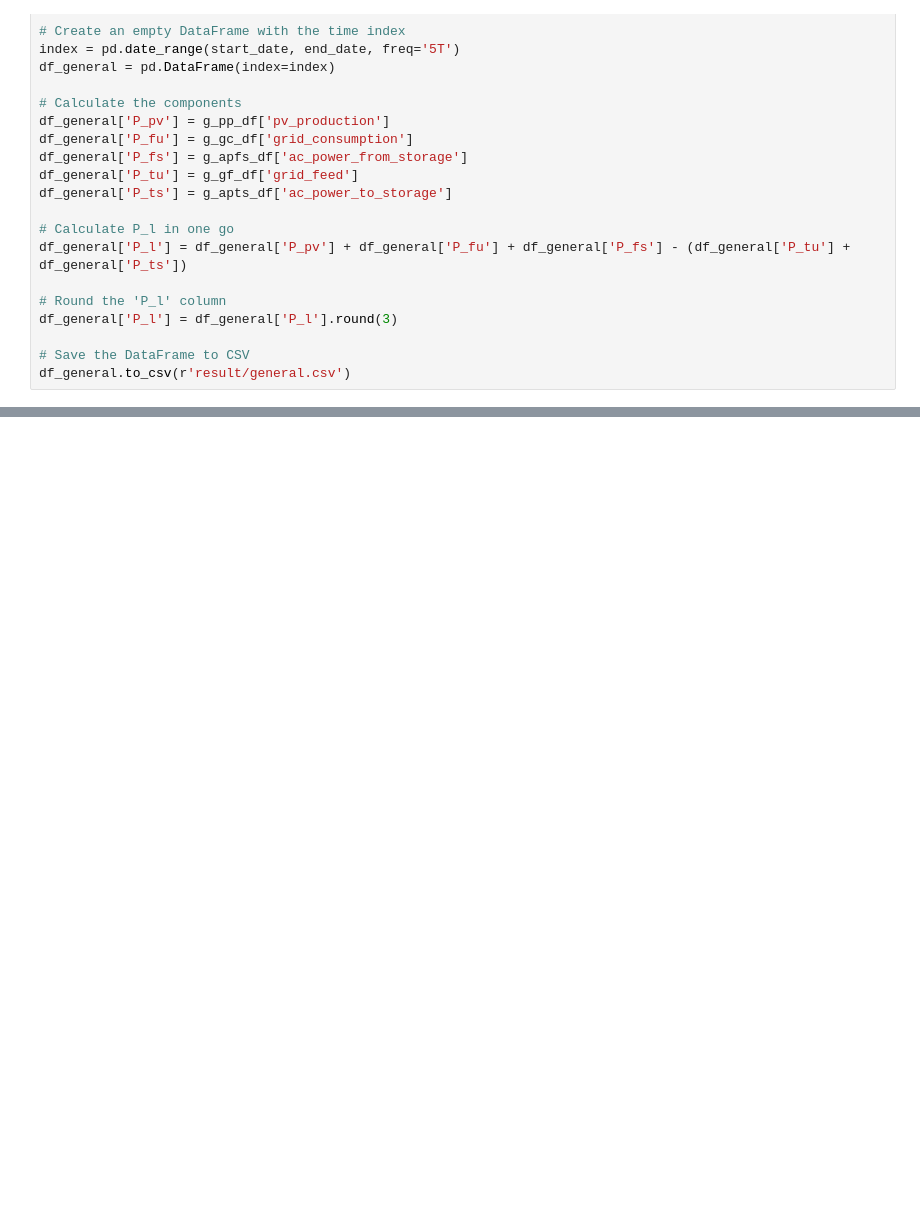
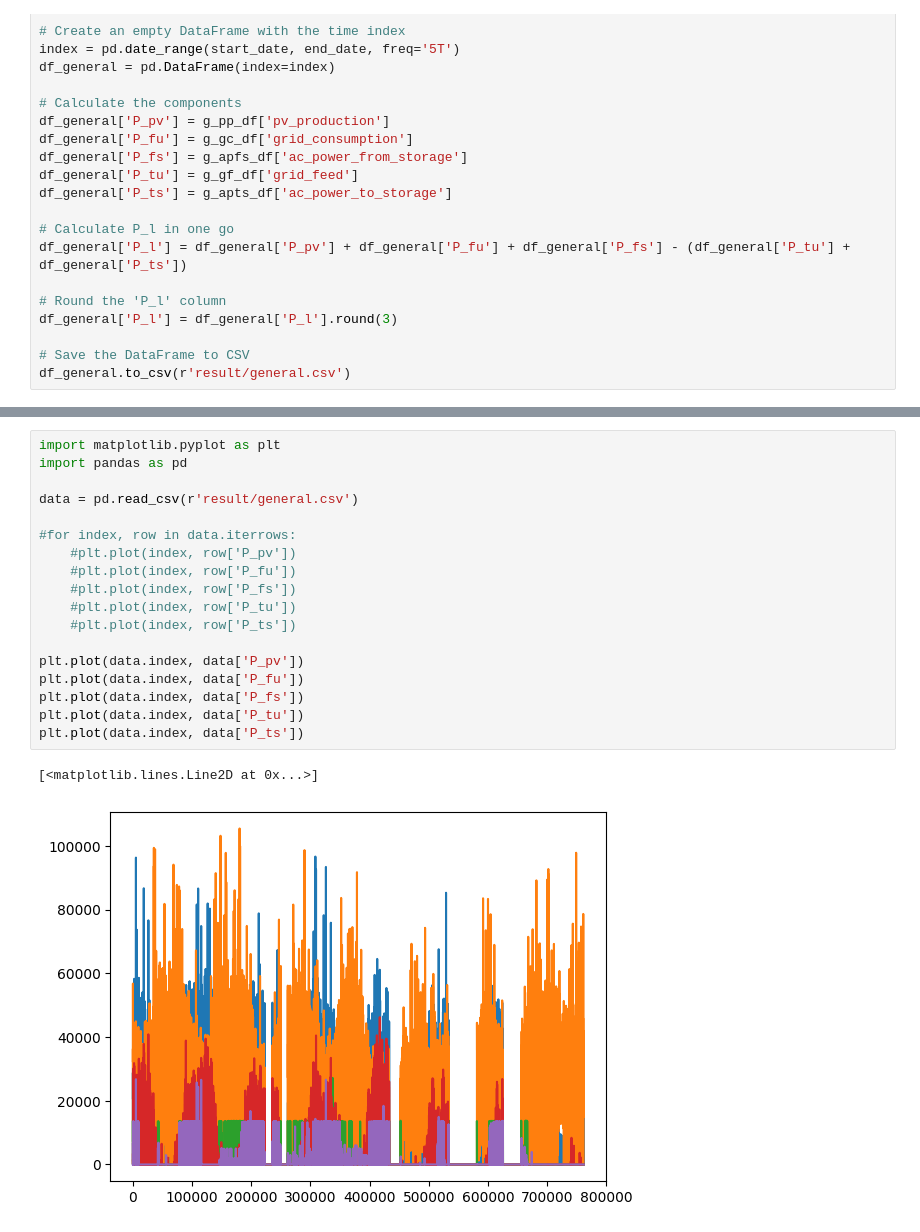
Before and after one commit to HiNexi/Load-Balance, a Jupyter notebook: processing.ipynb, the cells around one changed output, grey strips where cells are left out. Cells and saved outputs as stored; diff of their text form; blank space fills up the shorter version.

```diff
--- a/processing.ipynb
+++ b/processing.ipynb
@@ -112,0 +122,21 @@ df_general.to_csv(r'result/general.csv')
+# %%
+import matplotlib.pyplot as plt
+import pandas as pd
+
+data = pd.read_csv(r'result/general.csv')
+
+#for index, row in data.iterrows:
+    #plt.plot(index, row['P_pv'])
+    #plt.plot(index, row['P_fu'])
+    #plt.plot(index, row['P_fs'])
+    #plt.plot(index, row['P_tu'])
+    #plt.plot(index, row['P_ts'])
+
+plt.plot(data.index, data['P_pv'])
+plt.plot(data.index, data['P_fu'])
+plt.plot(data.index, data['P_fs'])
+plt.plot(data.index, data['P_tu'])
+plt.plot(data.index, data['P_ts'])
+# %% [output]
+[<matplotlib.lines.Line2D at 0x...>]
+[figure, added]
```
Also changed, not shown: parts of 1 cell of this notebook.
